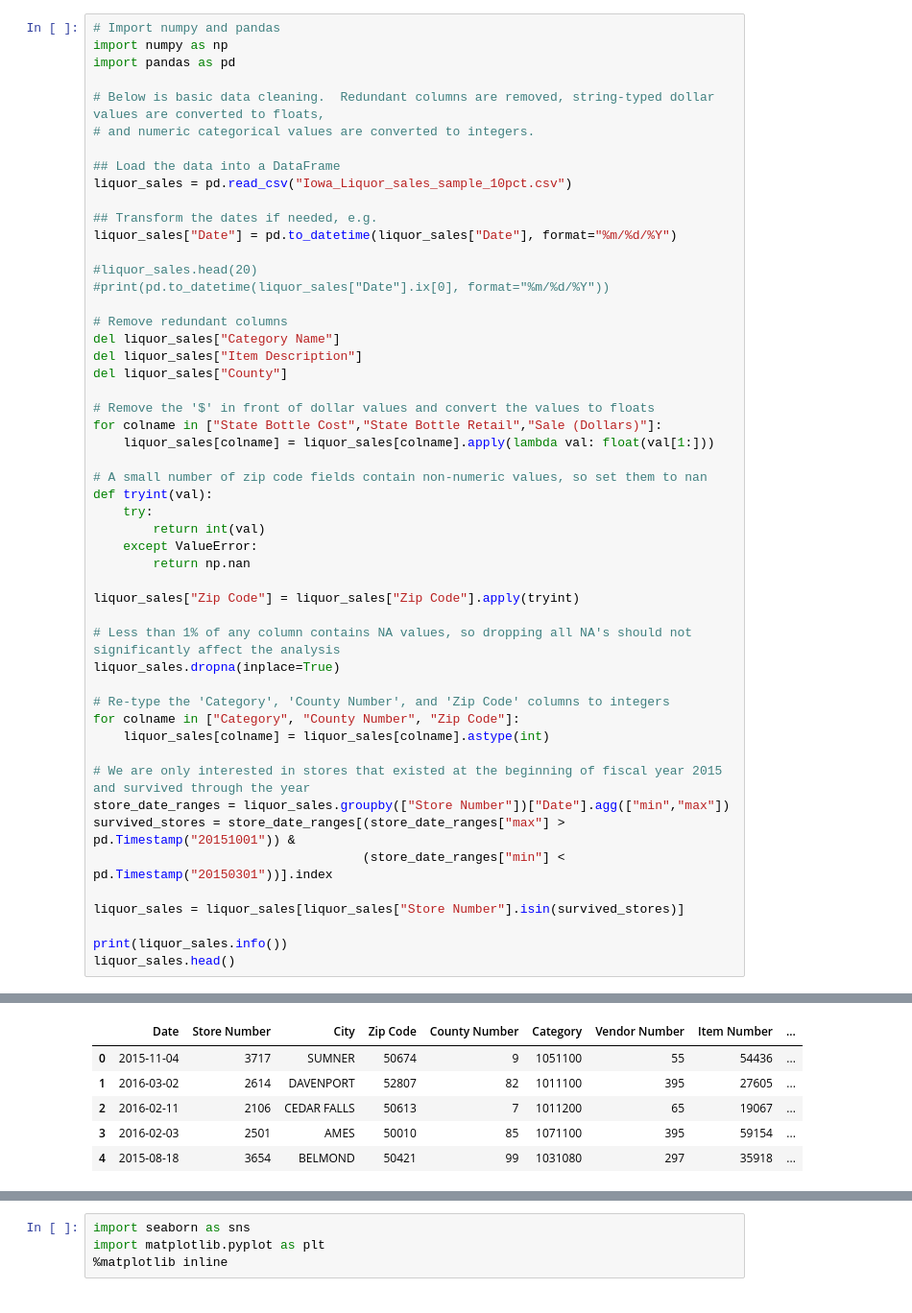
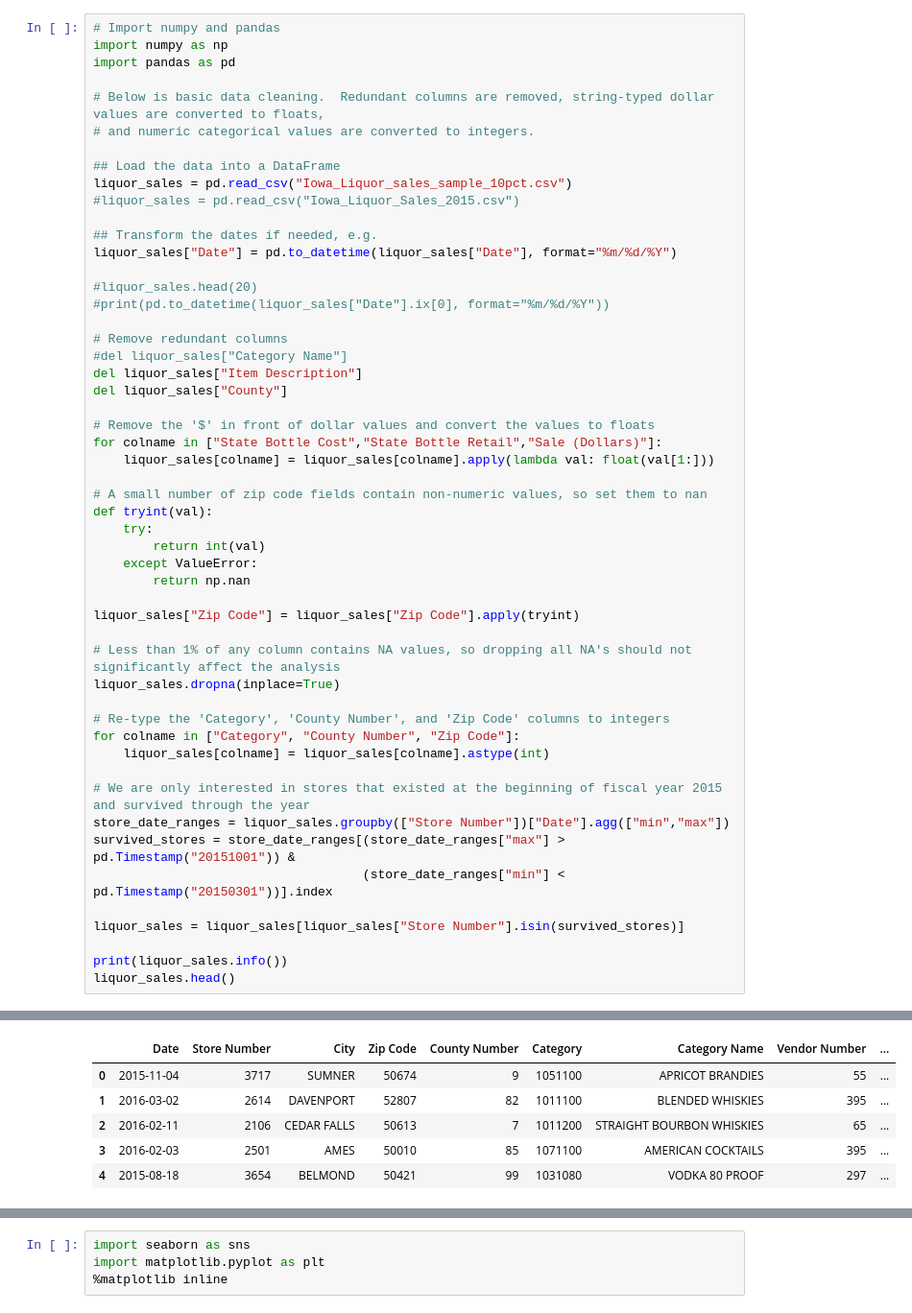
Before and after one commit to davidsanford/DSI_Project_3, a Jupyter notebook: Project_3.ipynb, the cells around one changed output, grey strips where cells are left out. Shown: that part at 96% size. Cells and saved outputs as stored; diff of their text form.

```diff
--- a/Project_3.ipynb
+++ b/Project_3.ipynb
@@ -12,6 +14,7 @@ import pandas as pd
 
 ## Load the data into a DataFrame
 liquor_sales = pd.read_csv("Iowa_Liquor_sales_sample_10pct.csv")
+#liquor_sales = pd.read_csv("Iowa_Liquor_Sales_2015.csv")
 
 ## Transform the dates if needed, e.g.
 liquor_sales["Date"] = pd.to_datetime(liquor_sales["Date"], format="%m/%d/%Y")
@@ -20,7 +23,7 @@ liquor_sales["Date"] = pd.to_datetime(liquor_sales["Date"], format="%m/%d/%Y")
 #print(pd.to_datetime(liquor_sales["Date"].ix[0], format="%m/%d/%Y"))
 
 # Remove redundant columns
-del liquor_sales["Category Name"]
+#del liquor_sales["Category Name"]
 del liquor_sales["Item Description"]
 del liquor_sales["County"]
 
@@ -73,7 +76,7 @@ memory usage: 31.3+ MB
 None
-|  | Date | Store Number | City | Zip Code | County Number | Category | Vendor Number | Item Number | ... |
-| 0 | 2015-11-04 | 3717 | SUMNER | 50674 | 9 | 1051100 | 55 | 54436 | ... |
-| 1 | 2016-03-02 | 2614 | DAVENPORT | 52807 | 82 | 1011100 | 395 | 27605 | ... |
-| 2 | 2016-02-11 | 2106 | CEDAR FALLS | 50613 | 7 | 1011200 | 65 | 19067 | ... |
-| 3 | 2016-02-03 | 2501 | AMES | 50010 | 85 | 1071100 | 395 | 59154 | ... |
-| 4 | 2015-08-18 | 3654 | BELMOND | 50421 | 99 | 1031080 | 297 | 35918 | ... |
+|  | Date | Store Number | City | Zip Code | County Number | Category | Category Name | Vendor Number | ... |
+| 0 | 2015-11-04 | 3717 | SUMNER | 50674 | 9 | 1051100 | APRICOT BRANDIES | 55 | ... |
+| 1 | 2016-03-02 | 2614 | DAVENPORT | 52807 | 82 | 1011100 | BLENDED WHISKIES | 395 | ... |
+| 2 | 2016-02-11 | 2106 | CEDAR FALLS | 50613 | 7 | 1011200 | STRAIGHT BOURBON WHISKIES | 65 | ... |
+| 3 | 2016-02-03 | 2501 | AMES | 50010 | 85 | 1071100 | AMERICAN COCKTAILS | 395 | ... |
+| 4 | 2015-08-18 | 3654 | BELMOND | 50421 | 99 | 1031080 | VODKA 80 PROOF | 297 | ... |
```
Also changed, not shown: parts of 21 cells of this notebook.
